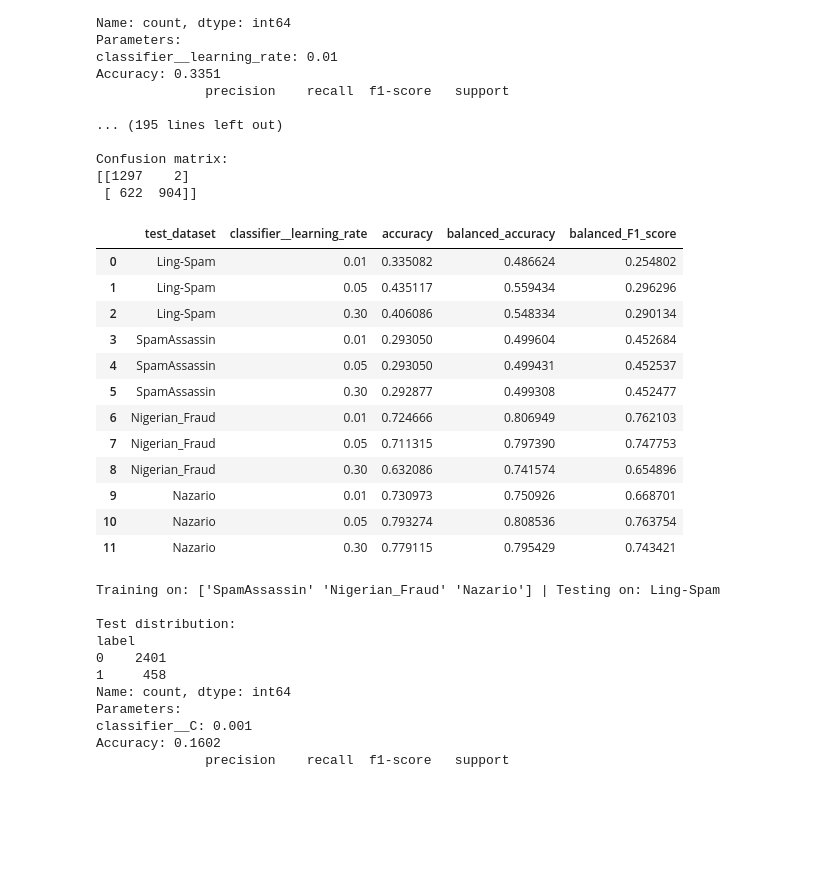
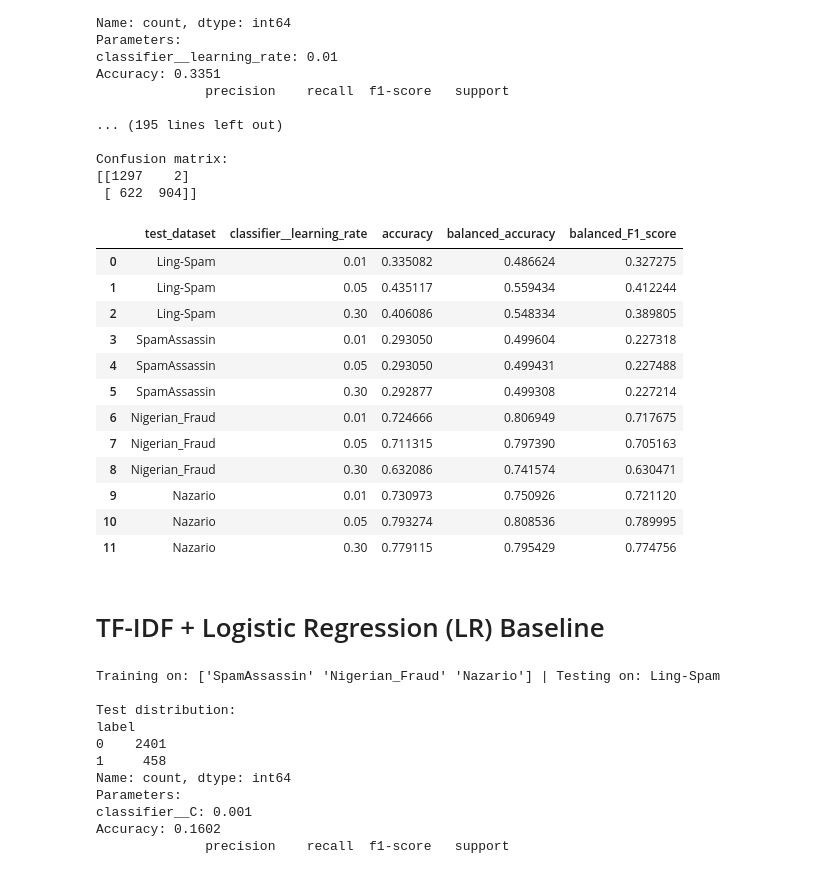
Before and after one commit to emilkle/IMT4210_ML_project, a Jupyter notebook: forensic_project.ipynb, the cells around one changed output. Saved outputs shown, nothing was run; the diff lists cells and outputs as text; code cells hidden in the pictures; blank space fills up the shorter version.

Commit message:
Tested all classifieres and datasets with perturbation and started the analysis of the results.

```diff
--- a/forensic_project.ipynb
+++ b/forensic_project.ipynb
@@ -348,7 +353,7 @@ folds["SpamAssassin"]["test"] = folds["SpamAssassin"]["test"].assign(source="Spa
 # %%
 # Train and Evaluate the baseline model on each fold and print the results
-def train_and_evaluate_model(parameter_settings, baseline_model, baseline_results):
-    for held_out_dataset_name, fold in folds.items():
+def train_and_evaluate_model(parameter_settings, baseline_model, baseline_results, dataset_folds):
+    for held_out_dataset_name, fold in dataset_folds.items():
         train_df = fold["train"]
         test_df = fold["test"]
 
@@ -361,6 +366,8 @@ def train_and_evaluate_model(parameter_settings, baseline_model, baseline_result
             model = baseline_model
             model.set_params(**param)
 
+            # Train the model on the training data
+            # PS: The model is trained on the original body text and not on the normalized_body. The normalized_body is only used for metadata/leakage detection not for training the model. So that homoglyph substitution won't just normalize them back to the original text.
             model.fit(train_df['body'], train_df['label'])
 
             pred = model.predict(test_df['body'])
@@ -382,13 +389,11 @@ def train_and_evaluate_model(parameter_settings, baseline_model, baseline_result
                 **param,
                 "accuracy": accuracy_score(round(test_df["label"], 4), pred),
                 "balanced_accuracy": balanced_accuracy_score(round(test_df["label"], 4), pred),
-                "balanced_F1_score": f1_score(round(test_df["label"], 4), pred)
+                "balanced_F1_score": f1_score(round(test_df["label"], 4), pred, average="macro"),
             })
 
     results_df = pd.DataFrame(baseline_results)
     return results_df
-
-#testing_datasets = deduplicated_datasets.copy()
 # %%
 xgb_baseline_results = []
 
@@ -441,11 +446,11 @@ TFIDF_PARAMS_CHAR = {
     "max_features": 200000,
 }
 
-#xgb_baseline_results_2 = []
+xgb_baseline_results_2 = []
 
-#xgb_baseline_model_2 = make_model(TFIDF_PARAMS_CHAR, XGBClassifier(**XGB_PARAMS))
+xgb_baseline_model_2 = make_model(TFIDF_PARAMS_CHAR, XGBClassifier(**XGB_PARAMS))
 
-#xgb_baseline_results_df_2 = train_and_evaluate_model(xgb_parameter_settings, xgb_baseline_model_2, xgb_baseline_results_2)
+xgb_baseline_results_df_2 = train_and_evaluate_model(xgb_parameter_settings, xgb_baseline_model_2, xgb_baseline_results_2, folds)
 
 # much slower and much worse results than the word-level TF-IDF features, however 1 % better F1 on the Nigerian Fraud test-dataset (best: l_rate 0.01), and Nazario test-dataset (best: l_rate 0.05), but worse on the other datasets.
 # %% [output]
@@ -467,21 +472,23 @@ Confusion matrix:
 [[1297    2]
  [ 622  904]]
 # %%
-#xgb_baseline_results_df_2
+xgb_baseline_results_df_2
 # %% [output]
 |  | test_dataset | classifier__learning_rate | accuracy | balanced_accuracy | balanced_F1_score |
-| 0 | Ling-Spam | 0.01 | 0.335082 | 0.486624 | 0.254802 |
-| 1 | Ling-Spam | 0.05 | 0.435117 | 0.559434 | 0.296296 |
-| 2 | Ling-Spam | 0.30 | 0.406086 | 0.548334 | 0.290134 |
-| 3 | SpamAssassin | 0.01 | 0.293050 | 0.499604 | 0.452684 |
-| 4 | SpamAssassin | 0.05 | 0.293050 | 0.499431 | 0.452537 |
-| 5 | SpamAssassin | 0.30 | 0.292877 | 0.499308 | 0.452477 |
-| 6 | Nigerian_Fraud | 0.01 | 0.724666 | 0.806949 | 0.762103 |
-| 7 | Nigerian_Fraud | 0.05 | 0.711315 | 0.797390 | 0.747753 |
-| 8 | Nigerian_Fraud | 0.30 | 0.632086 | 0.741574 | 0.654896 |
-| 9 | Nazario | 0.01 | 0.730973 | 0.750926 | 0.668701 |
-| 10 | Nazario | 0.05 | 0.793274 | 0.808536 | 0.763754 |
-| 11 | Nazario | 0.30 | 0.779115 | 0.795429 | 0.743421 |
+| 0 | Ling-Spam | 0.01 | 0.335082 | 0.486624 | 0.327275 |
+| 1 | Ling-Spam | 0.05 | 0.435117 | 0.559434 | 0.412244 |
+| 2 | Ling-Spam | 0.30 | 0.406086 | 0.548334 | 0.389805 |
+| 3 | SpamAssassin | 0.01 | 0.293050 | 0.499604 | 0.227318 |
+| 4 | SpamAssassin | 0.05 | 0.293050 | 0.499431 | 0.227488 |
+| 5 | SpamAssassin | 0.30 | 0.292877 | 0.499308 | 0.227214 |
+| 6 | Nigerian_Fraud | 0.01 | 0.724666 | 0.806949 | 0.717675 |
+| 7 | Nigerian_Fraud | 0.05 | 0.711315 | 0.797390 | 0.705163 |
+| 8 | Nigerian_Fraud | 0.30 | 0.632086 | 0.741574 | 0.630471 |
+| 9 | Nazario | 0.01 | 0.730973 | 0.750926 | 0.721120 |
+| 10 | Nazario | 0.05 | 0.793274 | 0.808536 | 0.789995 |
+| 11 | Nazario | 0.30 | 0.779115 | 0.795429 | 0.774756 |
+# %% [markdown]
+# TF-IDF + Logistic Regression (LR) Baseline
 # %%
 # Test with Logistic Regression (LR) model on TF-IDF features as Jenifer and Janit did in their paper "Email Forensics Using Machine and Deep Learning Techniques for Cybercrime Detection" (2025) [1]. Here LR reached 89.6% accuracy (90.2 precision, 88.3 recall, 89.2 F1) on the Enron dataset.
 
```
Also changed, not shown: parts of 37 cells of this notebook.
